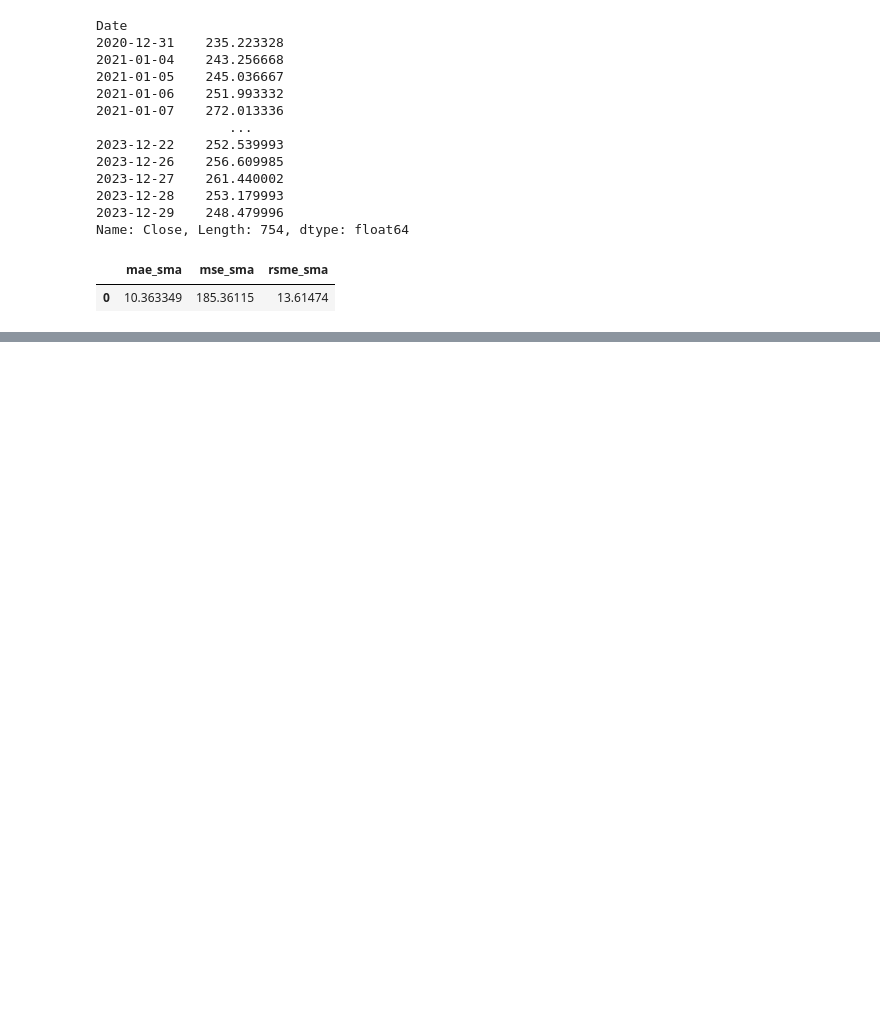
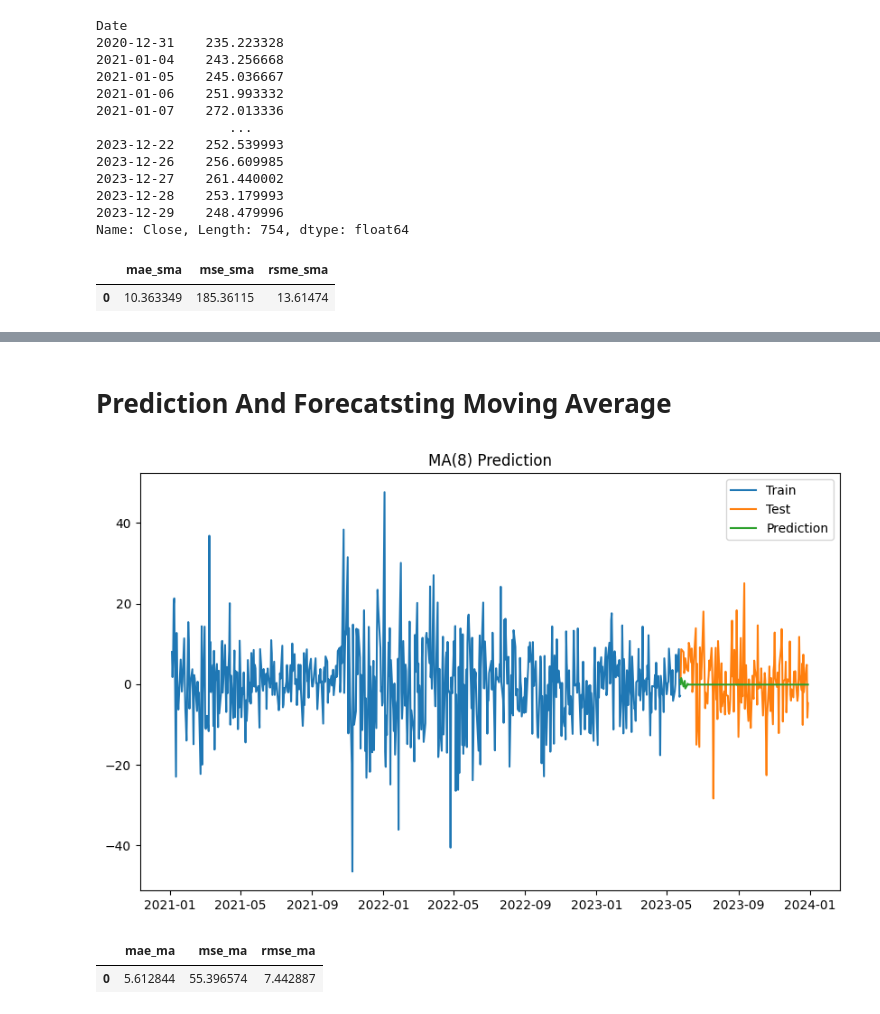
Before and after one commit to Abhishekaerohub/Abhishek-ML-Projects, a Jupyter notebook: Time Series/Time series part 3.ipynb, the cells around one changed output, grey strips where cells are left out. Drawn from its saved outputs; the diff is of its cells as text; code cells hidden in the pictures; blank space fills up the shorter version.

```diff
--- a/Time Series/Time series part 3.ipynb
+++ b/Time Series/Time series part 3.ipynb
@@ -200,0 +212,7 @@ sma_pref
+# %%
+diff_train_len=int(len(diff_tsla)*0.80)
+diff_train=diff_tsla[:diff_train_len]
+diff_test=diff_tsla[diff_train_len:]
+# %%
+start=len(diff_train)
+end=len(diff_train)+len(diff_test)-1
@@ -200,0 +223,18 @@ sma_pref
+# %%
+ma_model=ARIMA(diff_train,order=(0,0,8))
+ma_results=ma_model.fit()
+# %% [markdown]
+# Prediction And Forecatsting Moving Average
+# %%
+ma_pred=ma_results.predict(start,end)
+ma_pred_df=pd.DataFrame(ma_pred)
+ma_pred_df.index=diff_test.index
+# %%
+plt.plot(diff_train,label="Train")
+plt.plot(diff_test,label="Test")
+plt.plot(ma_pred_df,label="Prediction")
+plt.title("MA(8) Prediction")
+plt.legend()
+plt.show()
+# %% [output]
+[figure, added]
@@ -200,0 +245,11 @@ sma_pref
+# %%
+ma_perf={"mae_ma":mae_ma,
+    'mse_ma':mse_ma,
+'rmse_ma':rmse_ma
+}
+
+ma_perf=pd.DataFrame([ma_perf])
+ma_perf
+# %% [output]
+|  | mae_ma | mse_ma | rmse_ma |
+| 0 | 5.612844 | 55.396574 | 7.442887 |
```
Also changed, not shown: parts of 21 cells of this notebook.
